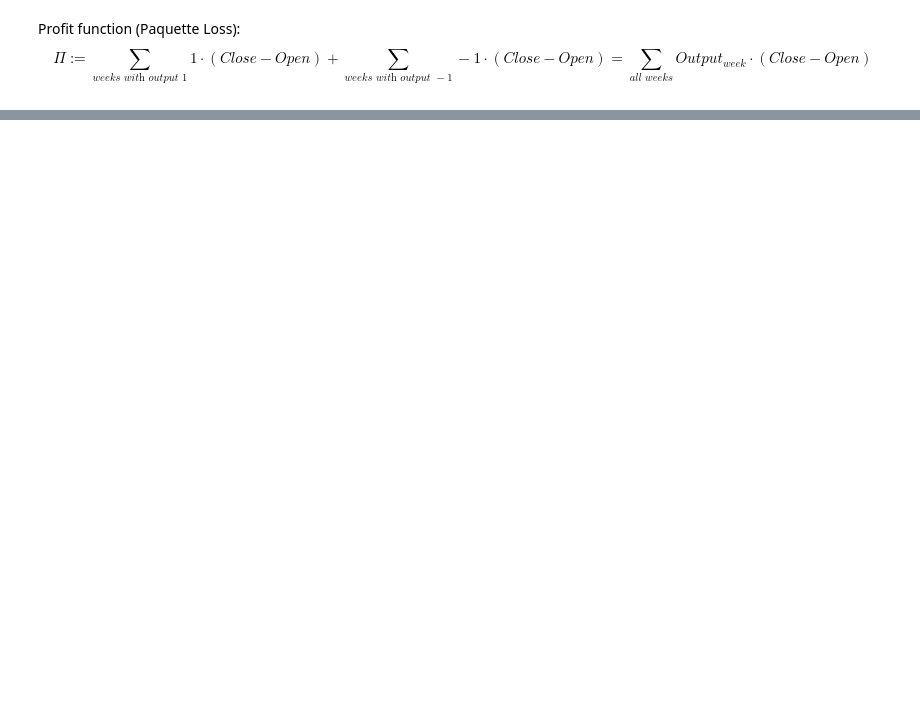
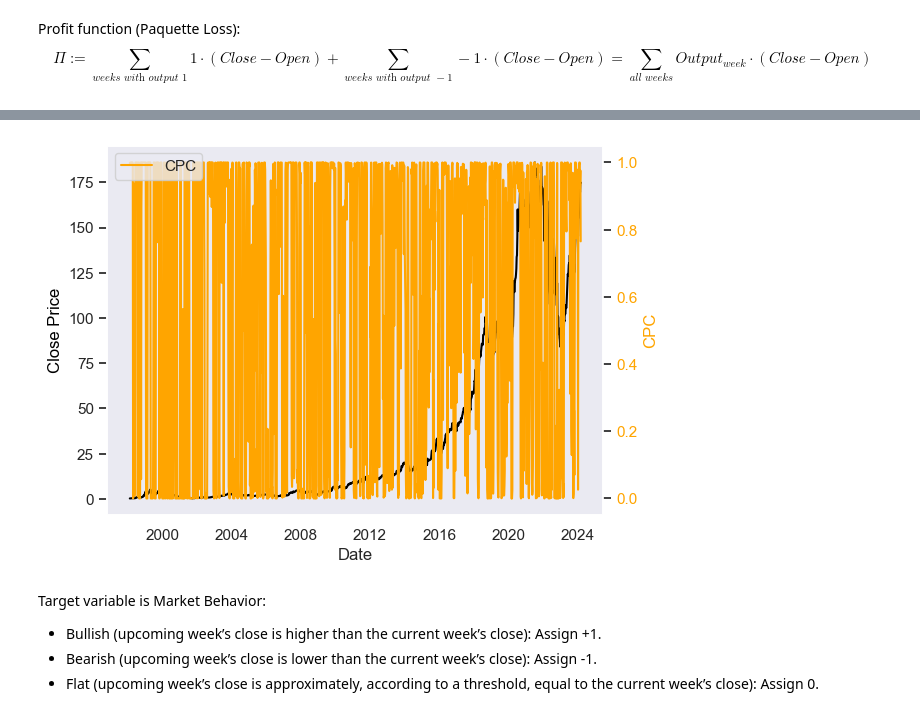
Before and after one commit to elenatomasella/ML, a Jupyter notebook: anfis_amzn.ipynb, the cells around one changed output, grey strips where cells are left out. Saved outputs shown, nothing was run; the diff lists cells and outputs as text; code cells hidden in the pictures; blank space fills up the shorter version.

Commit message:
Changes to Features computation and Added Target

```diff
--- a/anfis_amzn.ipynb
+++ b/anfis_amzn.ipynb
@@ -139,0 +165,22 @@ plt.show()
+# %%
+fig, ax = plt.subplots()
+ax.plot(amzn['Date'], amzn['Close'], color='Black', label='Close')
+ax.set_xlabel('Date')
+ax.set_ylabel('Close Price', color='Black')
+#ax.tick_params(axis='y', labelcolor='white')
+#ax.legend()
+
+ax2 = ax.twinx()
+ax2.plot(amzn['Date'], amzn['CPC'], color='orange', label='CPC')
+ax2.set_ylabel('CPC', color='orange')
+ax2.tick_params(axis='y', labelcolor='orange')
+ax2.legend(loc='upper left')
+
+plt.show()
+# %% [output]
+[figure, added]
+# %% [markdown]
+Target variable is Market Behavior:
+- Bullish (upcoming week’s close is higher than the current week’s close): Assign +1.
+- Bearish (upcoming week’s close is lower than the current week’s close): Assign -1.
+- Flat (upcoming week’s close is approximately, according to a threshold, equal to the current week’s close): Assign 0.
```
Also changed, not shown: parts of 15 cells of this notebook.
